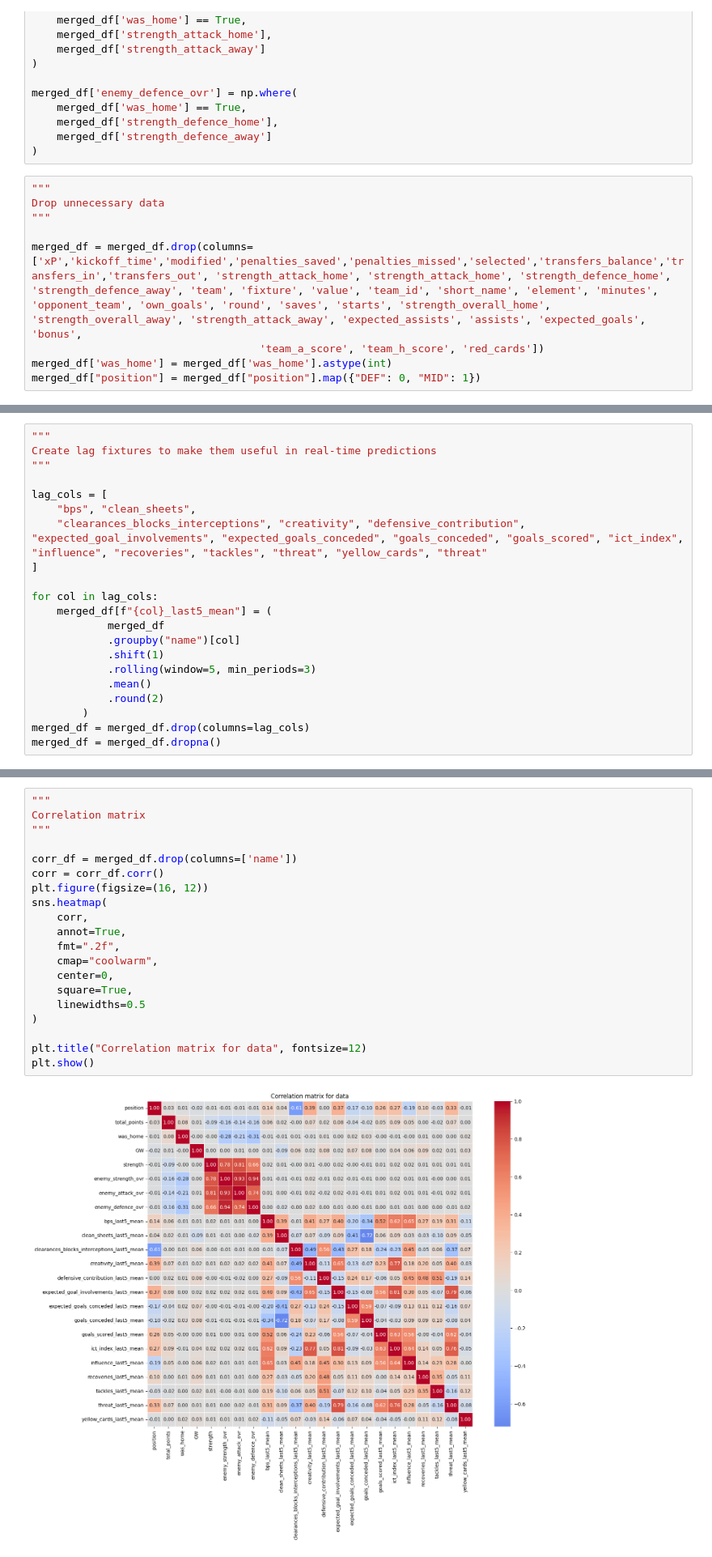
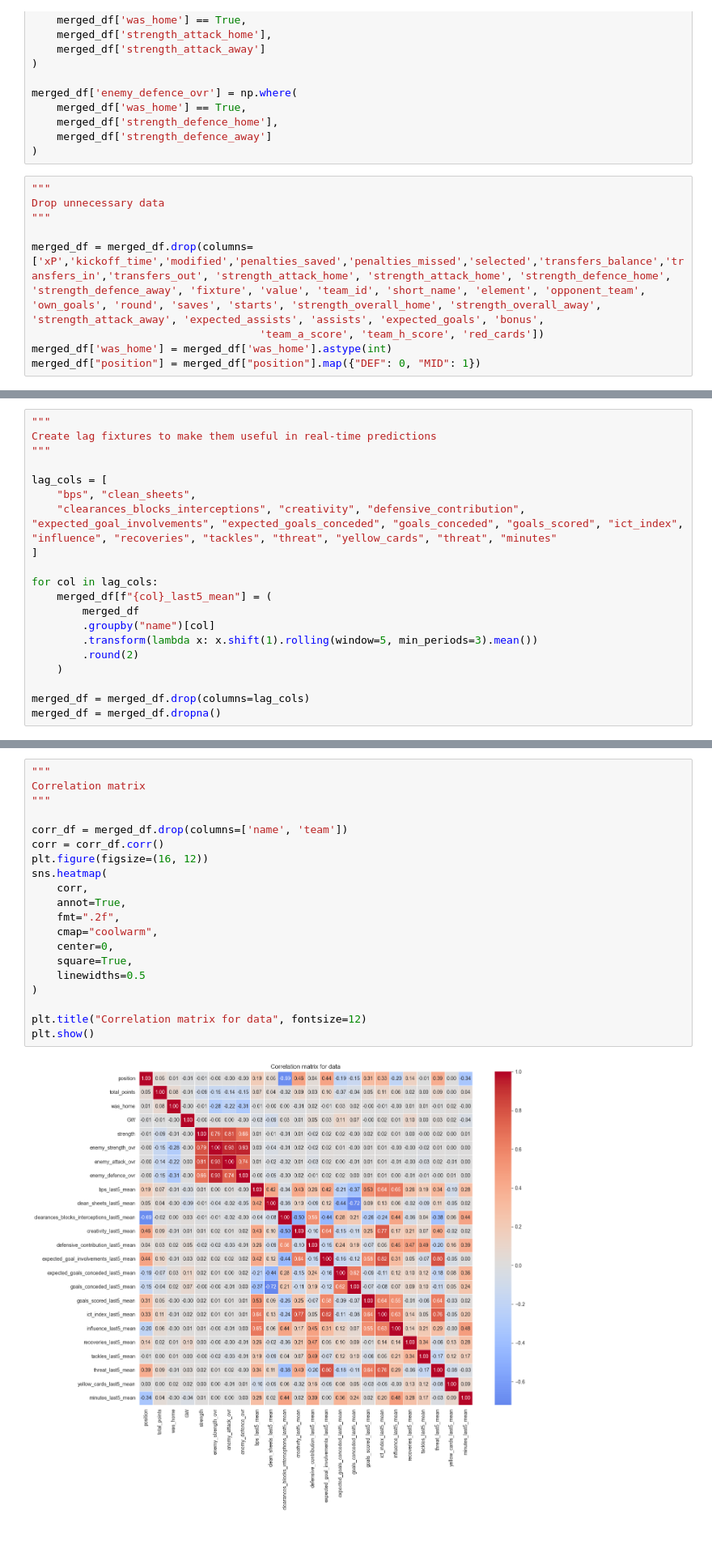
Before and after one commit to mnovgorodtsev/ML_FantasyPL, a Jupyter notebook: data_scratcher/data/EDA.ipynb, the cells around one changed output, grey strips where cells are left out. Shown at 81% size. Saved outputs shown, nothing was run; the diff lists cells and outputs as text.

```diff
--- a/data_scratcher/data/EDA.ipynb
+++ b/data_scratcher/data/EDA.ipynb
@@ -103,7 +119,7 @@ merged_df['enemy_defence_ovr'] = np.where(
 Drop unnecessary data
 """
 
-merged_df = merged_df.drop(columns=['xP','kickoff_time','modified','penalties_saved','penalties_missed','selected','transfers_balance','transfers_in','transfers_out', 'strength_attack_home', 'strength_attack_home', 'strength_defence_home', 'strength_defence_away', 'team', 'fixture', 'value', 'team_id', 'short_name', 'element', 'minutes', 'opponent_team', 'own_goals', 'round', 'saves', 'starts', 'strength_overall_home', 'strength_overall_away', 'strength_attack_away', 'expected_assists', 'assists', 'expected_goals', 'bonus',
+merged_df = merged_df.drop(columns=['xP','kickoff_time','modified','penalties_saved','penalties_missed','selected','transfers_balance','transfers_in','transfers_out', 'strength_attack_home', 'strength_attack_home', 'strength_defence_home', 'strength_defence_away', 'fixture', 'value', 'team_id', 'short_name', 'element', 'opponent_team', 'own_goals', 'round', 'saves', 'starts', 'strength_overall_home', 'strength_overall_away', 'strength_attack_away', 'expected_assists', 'assists', 'expected_goals', 'bonus',
                                     'team_a_score', 'team_h_score', 'red_cards'])
 merged_df['was_home'] = merged_df['was_home'].astype(int)
 merged_df["position"] = merged_df["position"].map({"DEF": 0, "MID": 1})
@@ -124,17 +140,16 @@ Create lag fixtures to make them useful in real-time predictions
 
 lag_cols = [
     "bps", "clean_sheets",
-    "clearances_blocks_interceptions", "creativity", "defensive_contribution", "expected_goal_involvements", "expected_goals_conceded", "goals_conceded", "goals_scored", "ict_index", "influence", "recoveries", "tackles", "threat", "yellow_cards", "threat"
+    "clearances_blocks_interceptions", "creativity", "defensive_contribution", "expected_goal_involvements", "expected_goals_conceded", "goals_conceded", "goals_scored", "ict_index", "influence", "recoveries", "tackles", "threat", "yellow_cards", "threat", "minutes"
 ]
 
 for col in lag_cols:
     merged_df[f"{col}_last5_mean"] = (
-            merged_df
-            .groupby("name")[col]
-            .shift(1)
-            .rolling(window=5, min_periods=3)
-            .mean()
-            .round(2)
-        )
+        merged_df
+        .groupby("name")[col]
+        .transform(lambda x: x.shift(1).rolling(window=5, min_periods=3).mean())
+        .round(2)
+    )
+
 merged_df = merged_df.drop(columns=lag_cols)
 merged_df = merged_df.dropna()
@@ -148,25 +156,25 @@ merged_df.head(3)
 # %%
 """
 Correlation matrix
 """
 
-corr_df = merged_df.drop(columns=['name'])
+corr_df = merged_df.drop(columns=['name', 'team'])
 corr = corr_df.corr()
 plt.figure(figsize=(16, 12))
 sns.heatmap(
     corr,
     annot=True,
     fmt=".2f",
     cmap="coolwarm",
     center=0,
     square=True,
     linewidths=0.5
 )
 
 plt.title("Correlation matrix for data", fontsize=12)
 plt.show()
 # %% [output]
-[figure, old version]
+[figure, new version]
 # %%
 """
 Basic model created
```
Also changed, not shown: parts of 9 cells of this notebook, 9 other files.
